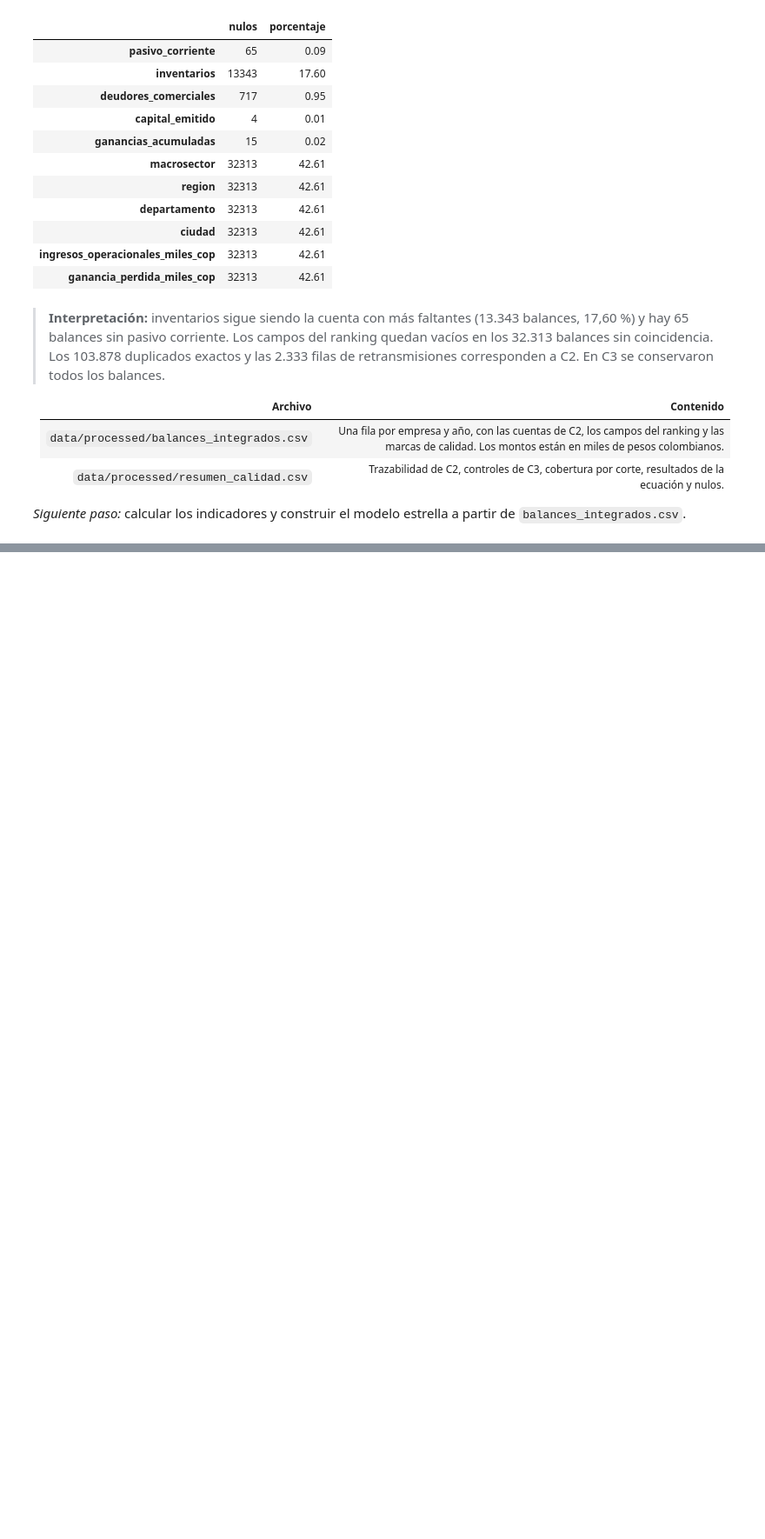
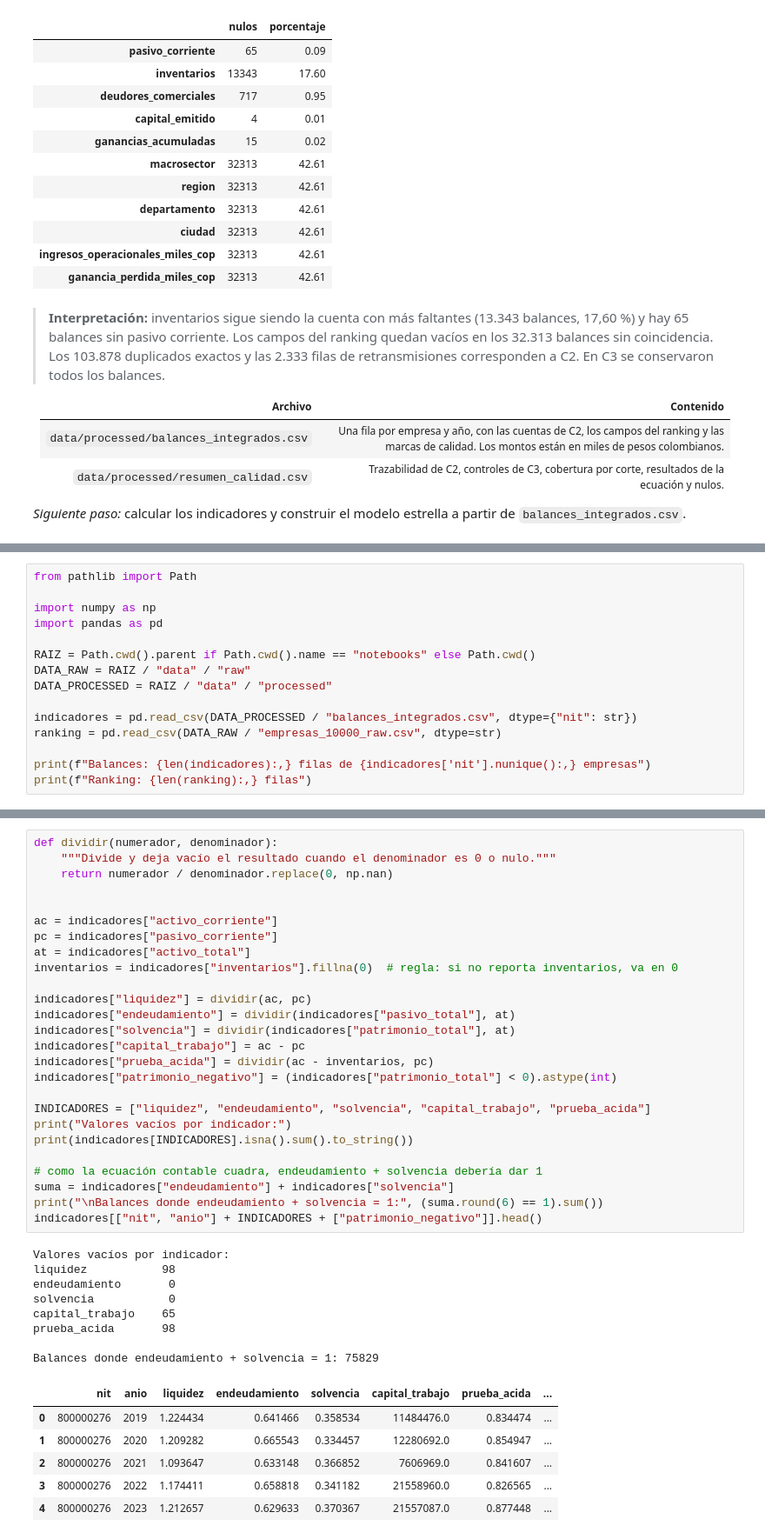
Before and after one commit to JulianHZ711/Final-AnalisisDatos, a Jupyter notebook: notebooks/proyecto_integrador.ipynb, the cells around one changed output, grey strips where cells are left out. Shown at 87% size. Cells and saved outputs as stored; diff of their text form; blank space fills up the shorter version.

Commit message:
Indicadores, reglas de negocio y modelo estrella

```diff
--- a/notebooks/proyecto_integrador.ipynb
+++ b/notebooks/proyecto_integrador.ipynb
@@ -1107,0 +1125,15 @@ Archivos guardados en data/processed/: balances_integrados.csv, resumen_calidad.
+# %%
+from pathlib import Path
+
+import numpy as np
+import pandas as pd
+
+RAIZ = Path.cwd().parent if Path.cwd().name == "notebooks" else Path.cwd()
+DATA_RAW = RAIZ / "data" / "raw"
+DATA_PROCESSED = RAIZ / "data" / "processed"
+
+indicadores = pd.read_csv(DATA_PROCESSED / "balances_integrados.csv", dtype={"nit": str})
+ranking = pd.read_csv(DATA_RAW / "empresas_10000_raw.csv", dtype=str)
+
+print(f"Balances: {len(indicadores):,} filas de {indicadores['nit'].nunique():,} empresas")
+print(f"Ranking: {len(ranking):,} filas")
@@ -1107,0 +1204,41 @@ Archivos guardados en data/processed/: balances_integrados.csv, resumen_calidad.
+# %%
+def dividir(numerador, denominador):
+    """Divide y deja vacío el resultado cuando el denominador es 0 o nulo."""
+    return numerador / denominador.replace(0, np.nan)
+
+
+ac = indicadores["activo_corriente"]
+pc = indicadores["pasivo_corriente"]
+at = indicadores["activo_total"]
+inventarios = indicadores["inventarios"].fillna(0)  # regla: si no reporta inventarios, va en 0
+
+indicadores["liquidez"] = dividir(ac, pc)
+indicadores["endeudamiento"] = dividir(indicadores["pasivo_total"], at)
+indicadores["solvencia"] = dividir(indicadores["patrimonio_total"], at)
+indicadores["capital_trabajo"] = ac - pc
+indicadores["prueba_acida"] = dividir(ac - inventarios, pc)
+indicadores["patrimonio_negativo"] = (indicadores["patrimonio_total"] < 0).astype(int)
+
+INDICADORES = ["liquidez", "endeudamiento", "solvencia", "capital_trabajo", "prueba_acida"]
+print("Valores vacíos por indicador:")
+print(indicadores[INDICADORES].isna().sum().to_string())
+
+# como la ecuación contable cuadra, endeudamiento + solvencia debería dar 1
+suma = indicadores["endeudamiento"] + indicadores["solvencia"]
+print("\nBalances donde endeudamiento + solvencia = 1:", (suma.round(6) == 1).sum())
+indicadores[["nit", "anio"] + INDICADORES + ["patrimonio_negativo"]].head()
+# %% [output]
+Valores vacíos por indicador:
+liquidez           98
+endeudamiento       0
+solvencia           0
+capital_trabajo    65
+prueba_acida       98
+
+Balances donde endeudamiento + solvencia = 1: 75829
+|  | nit | anio | liquidez | endeudamiento | solvencia | capital_trabajo | prueba_acida | ... |
+| 0 | 800000276 | 2019 | 1.224434 | 0.641466 | 0.358534 | 11484476.0 | 0.834474 | ... |
+| 1 | 800000276 | 2020 | 1.209282 | 0.665543 | 0.334457 | 12280692.0 | 0.854947 | ... |
+| 2 | 800000276 | 2021 | 1.093647 | 0.633148 | 0.366852 | 7606969.0 | 0.841607 | ... |
+| 3 | 800000276 | 2022 | 1.174411 | 0.658818 | 0.341182 | 21558960.0 | 0.826565 | ... |
+| 4 | 800000276 | 2023 | 1.212657 | 0.629633 | 0.370367 | 21557087.0 | 0.877448 | ... |
```
Also changed, not shown: parts of 15 cells of this notebook, 5 other files.
